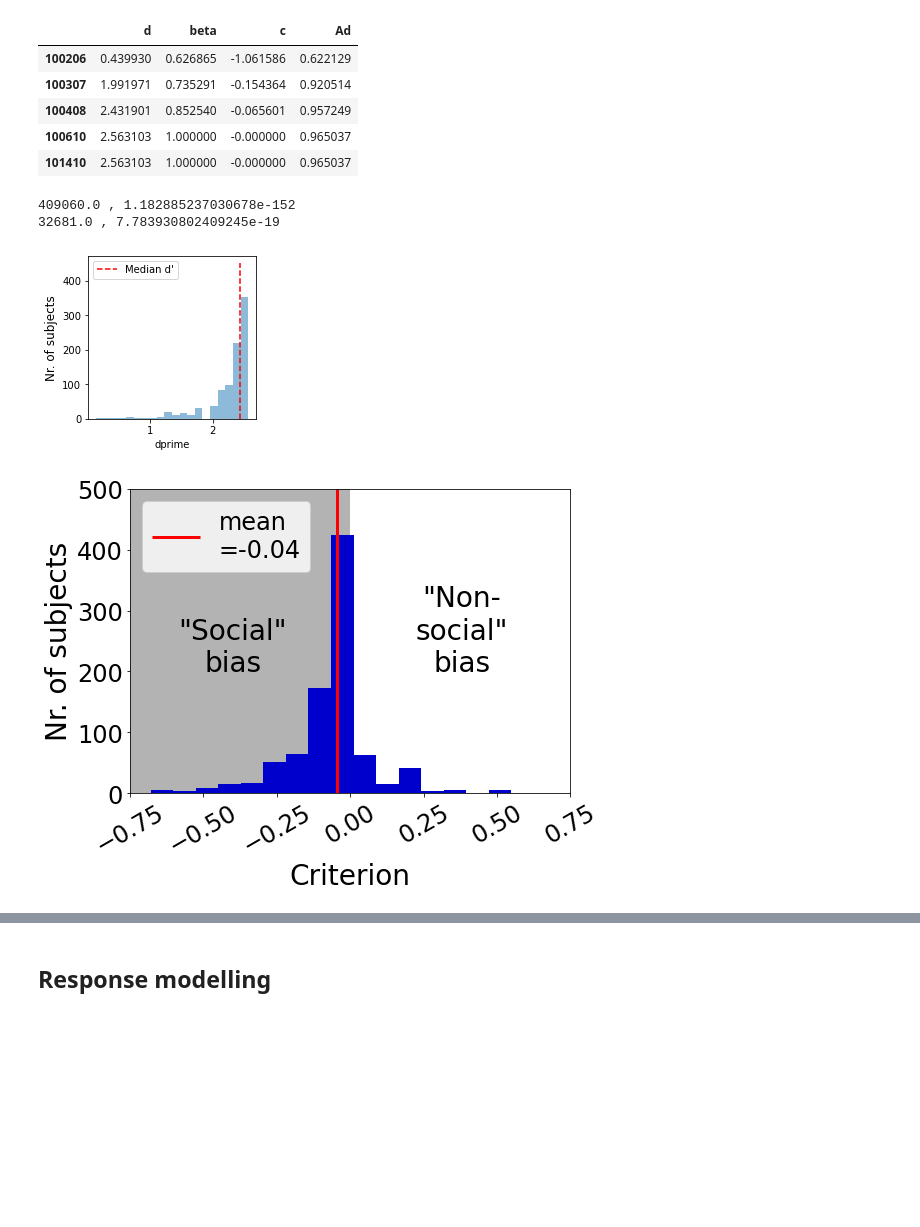
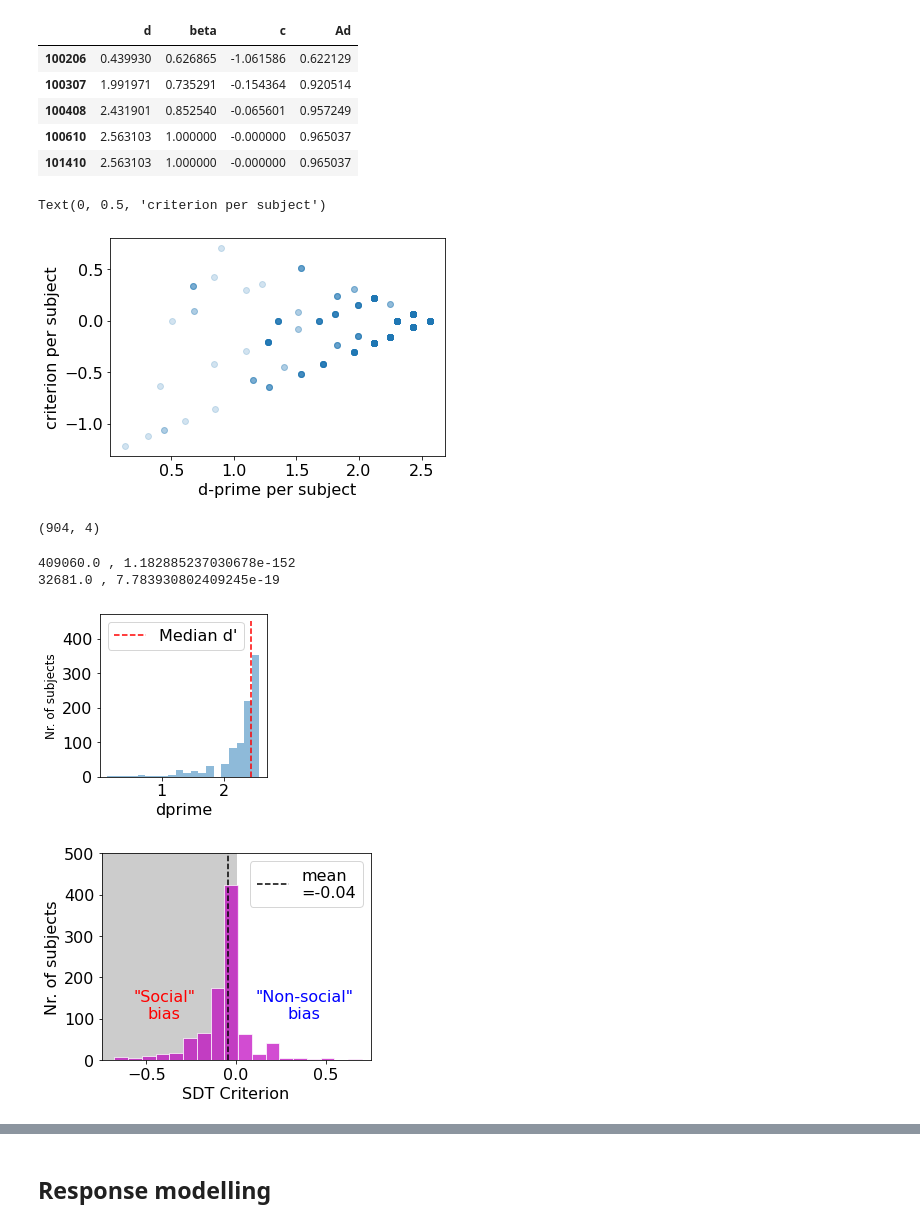
Before and after one commit to rvarrier/HCP_socialtask_analysis, a Jupyter notebook: behavioral/code/HCP_BehavioralData_Analysis_DescriptivesLMEM.ipynb, the cells around one changed output, grey strips where cells are left out. Drawn from its saved outputs; the diff is of its cells as text; code cells hidden in the pictures; blank space fills up the shorter version.

```diff
--- a/behavioral/code/HCP_BehavioralData_Analysis_DescriptivesLMEM.ipynb
+++ b/behavioral/code/HCP_BehavioralData_Analysis_DescriptivesLMEM.ipynb
@@ -112,0 +145,5 @@ data_unsure.head()
+# %%
+# exclude subs with 0 responses in social/nonsocial and subjs with fewer than 8 yes/no responses
+rows = ~np.isnan(counts_per_subj['diff'])
+counts_per_subj = counts_per_subj.loc[rows,:]
+counts_per_subj.shape
@@ -363,18 +500,0 @@ Text(0, 0.5, 'Umambiguity')
-# %%
-#excluding bad subs: defined as those who have less than 'thresh' trials
-# defined as 8/10 responses "sure", i.e., yes/no
-# did this to make sure we have a good number of trials/subject - since our main analyses were only on the
-# sure trials
-
-thresh = 8
-trial_counts = data_sure.groupby("subj_idx").count()["rt"]
-bad_subs = trial_counts[(trial_counts < thresh)].index
-#print(bad_subs)
-data_sure  = data_sure.reset_index() # add index as an additional column "index"
-data_sure = data_sure.set_index('subj_idx') # make subj_idx the index
-data_sure.drop(bad_subs, inplace=True) # remove bad subjects
-data_sure = data_sure.reset_index() #bring back subj_idx as a column
-data_sure = data_sure.set_index('index') # make the column "index" as the index (as in the beginning)
-
-print("Nr. of subjects left",len(data_sure.groupby("subj_idx")))
-print("Nr. of rows:",data_sure.shape)
@@ -519,6 +640,18 @@ sdt_measures.head()
 | 100408 | 2.431901 | 0.852540 | -0.065601 | 0.957249 |
 | 100610 | 2.563103 | 1.000000 | -0.000000 | 0.965037 |
 | 101410 | 2.563103 | 1.000000 | -0.000000 | 0.965037 |
+# %%
+plt.scatter(sdt_measures['d'],sdt_measures['c'],alpha = .2)
+stats.spearmanr(sdt_measures['d'],sdt_measures['c'])
+plt.xlabel('d-prime per subject')
+plt.ylabel('criterion per subject')
+# %% [output]
+Text(0, 0.5, 'criterion per subject')
+[figure, added]
+# %%
+sdt_measures.shape
+# %% [output]
+(904, 4)
 # %%
 # Plotting the distributions of dprimes and criteria across subjects
 # second figure used in the OHBM poster
@@ -530,47 +663,45 @@ plt.grid(None)
 plt.ylabel('Nr. of subjects', fontsize = 12)
 plt.xlabel("dprime")
 plt.legend()
 
 std,pd = stats.wilcoxon(sdt_measures['d'], alternative = 'greater') # non parametric alternative to one-sample ttest
 print(std,',',pd)
 
-plt.figure(2,figsize =(8,6))
+plt.figure(2,figsize =(5,4))
 #plt.title('Response bias', fontweight = 'bold')
-from matplotlib.patches import Rectangle
-plt.gca().add_patch(Rectangle((-.75,0),.75, 500,facecolor = [.7,.7,.7]))
+plt.axvspan(-1,0,color=[.8,.8,.8])
 #sns.distplot(sdt_measures['c'], bins= 30, label = 'criterion bias across subjects', norm_hist = False)
-sdt_measures['c'].hist(bins=25, alpha = 1, color = [0,0,.8])#,edgecolor = 'white')
+sdt_measures['c'].hist(bins=25, alpha = .7, color = 'm',edgecolor = 'white')
 #plt.vlines(np.nanmean(sdt_measures['c']),0,500,color='r', linewidth = 3,linestyle = 'solid',
 #           label = f'mean={np.round(np.nanmean(sdt_measures["c"]),2)},\np(Wilc.)=\n{1.9e-26}')
-plt.vlines(np.nanmean(sdt_measures['c']),0,500,color='r', linewidth = 3,linestyle = 'solid',
+plt.vlines(np.nanmean(sdt_measures['c']),0,500,color='k', linestyle = 'dashed',
           label = f'mean\n={np.round(np.nanmean(sdt_measures["c"]),2)}')
 
            #plt.plot(np.zeros((10,1)), np.linspace(0,450,10),\
 #         'grey', linestyle = 'dashed',label = f'0(No bias)')
 
 plt.grid(None)
-plt.ylabel('Nr. of subjects', fontsize = 28)
-plt.xlabel("Criterion", fontsize = 28)
+plt.ylabel('Nr. of subjects')
+plt.xlabel("SDT Criterion")
 plt.xlim(-.75,.75)
-plt.yticks( fontsize = 24)
 plt.ylim(0,500)
-plt.xticks([-.75,-.5,-.25,0,.25,.5,.75], fontsize = 24, rotation=30)
+#plt.xticks([-.75,-.5,-.25,0,.25,.5,.75], rotation=30)
 #plt.legend(fontsize = 14,bbox_to_anchor=(1.02, 1), loc='upper left')
-plt.legend(fontsize = 24, loc = "upper left")
+plt.legend()#bbox_to_anchor = (1.05,1))
 
-plt.text(-.4,200,'"Social"\nbias', ha='center', fontsize = 28, color = 'black')
-plt.text(.38,200,'"Non-\nsocial"\nbias', ha='center', fontsize = 28, color = 'black')
+plt.text(-.4,100,'"Social"\nbias', ha='center',  color = 'red')
+plt.text(.38,100,'"Non-social"\nbias', ha='center', color = 'blue')
 
 #plt.legend(handles=[p1, p2], title='title', bbox_to_anchor=(1.05, 1), loc='upper left', prop=fontP)
 stc, pc = stats.wilcoxon(sdt_measures['c'])
 print(stc,',',pc)
 
 plt.tight_layout()
 # %% [output]
 409060.0 , 1.182885237030678e-152
 32681.0 , 7.783930802409245e-19
-[figure, old version]
+[figure, new version]
-[figure, old version]
+[figure, new version]
 # %%
 # Distribution of #responses all 4 response types, esp. errors
 print(data_sure.groupby(['stim','response']).count())
```
Also changed, not shown: parts of 79 cells of this notebook, 15 other files.
